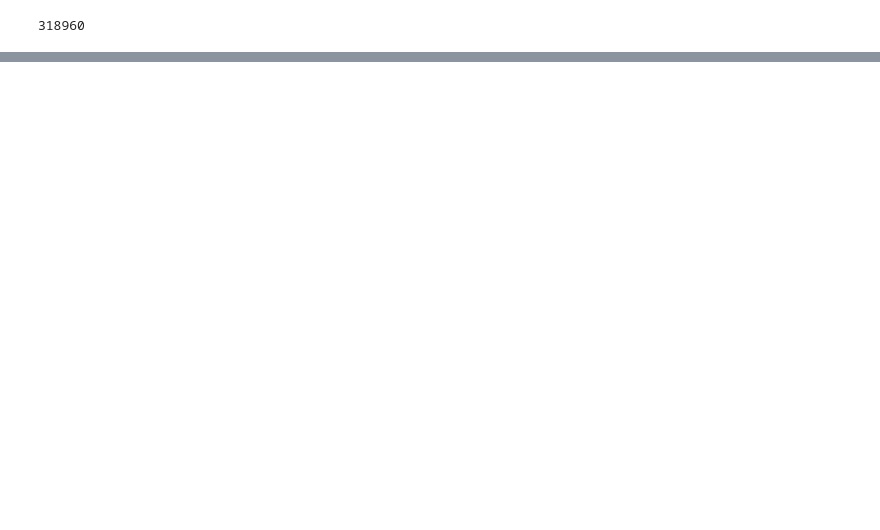
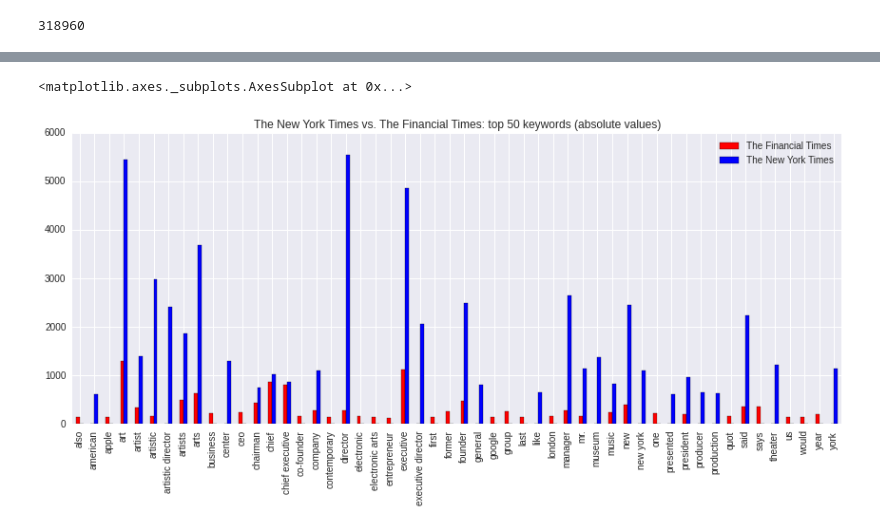
Before and after one commit to mavillard/liwc, a Jupyter notebook: art_nyt_ft_keywords.ipynb, the cells around one changed output, grey strips where cells are left out. Drawn from its saved outputs; the diff is of its cells as text; code cells hidden in the pictures; blank space fills up the shorter version.

```diff
--- a/art_nyt_ft_keywords.ipynb
+++ b/art_nyt_ft_keywords.ipynb
@@ -378,0 +304,19 @@ art_data.to_csv('art_ft_data.csv')
+# %%
+nyt_sr = pd.Series(nyt_dict)
+# %%
+ft_sr = pd.Series(ft_dict)
+# %%
+news_df = pd.DataFrame({
+        'The New York Times': nyt_sr,
+        'The Financial Times': ft_sr,
+})
+# %%
+matplotlib.rcParams['figure.figsize'] = (12, 6)
+matplotlib.rcParams.update({'figure.autolayout': True})
+font = {'size': 12}
+matplotlib.rc('font', **font)
+# %%
+news_df.plot(kind='bar', color=['r', 'b'], title='The New York Times vs. The Financial Times: top 50 keywords (absolute values)')
+# %% [output]
+<matplotlib.axes._subplots.AxesSubplot at 0x...>
+[figure, added]
```
Also changed, not shown: parts of 87 cells of this notebook, 11 other files.
